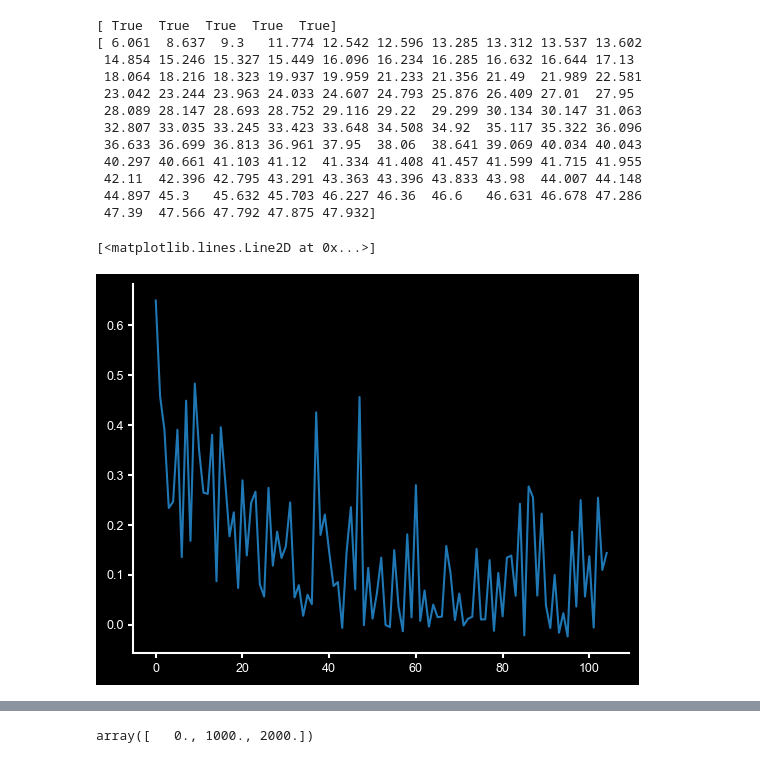
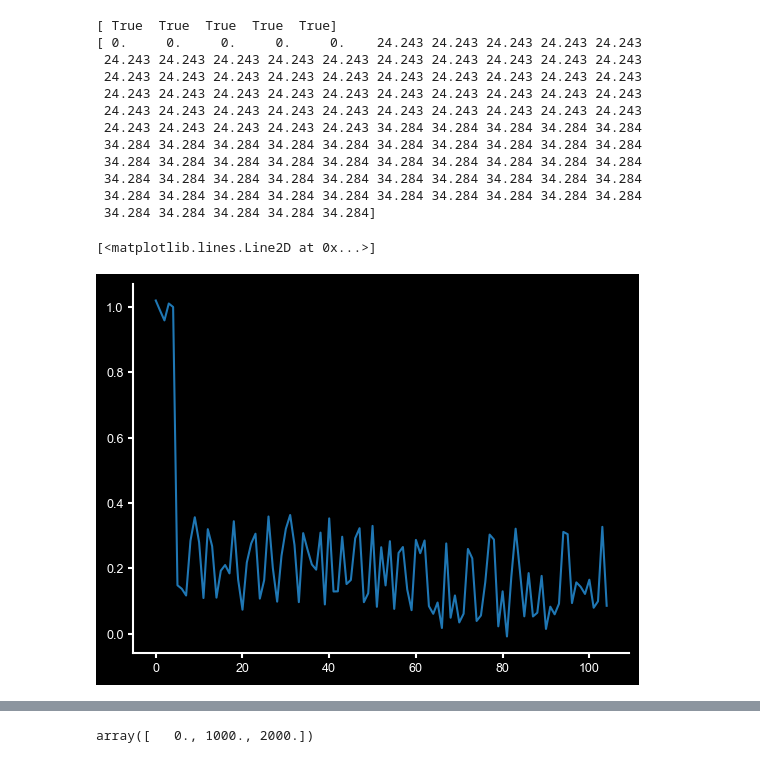
Before and after one commit to mackelab/dmri, a Jupyter notebook: notebooks/eval_parameter_inference.ipynb, the cells around one changed output, grey strips where cells are left out. Saved outputs shown, nothing was run; the diff lists cells and outputs as text; code cells hidden in the pictures.

```diff
--- a/notebooks/eval_parameter_inference.ipynb
+++ b/notebooks/eval_parameter_inference.ipynb
@@ -30,7 +30,7 @@ WARNING:matplotlib:Duplicate key in file '../dmri/utils/pyloric_black.mplstyle',
 from dmri.train.utils import load_cfg, load_checkpoint
 
 #checkpoint, model, simulator = load_checkpoint("/home/macke/mgloeckler90/dmri/results/new_multishell_ball3stick_simformer6_v_pred")
-checkpoint, model, simulator = load_checkpoint("/home/macke/mgloeckler90/dmri/results/new_multishell_ball3stick_simformer6_v_pred")
+checkpoint, model, simulator = load_checkpoint("/home/macke/mgloeckler90/dmri/results/default_pp_global_ctx")
 graphdef, params, static, state = nnx.split(model, nnx.Param, nnx.Intermediate, ...)
 params = checkpoint["params_ema"]
 
@@ -46,22 +46,23 @@ p_mask,masks, theta, x_os, acq, _ = jax.vmap(simulator[0])(jax.random.split(jax.
 # %%
-idx = 30
+#idx = 37
+idx = 42
 print(masks[idx])
 print(acq.qvals[idx])
 plt.plot(x_os[idx])
 # %% [output]
 [ True  True  True  True  True]
-[ 6.061  8.637  9.3   11.774 12.542 12.596 13.285 13.312 13.537 13.602
- 14.854 15.246 15.327 15.449 16.096 16.234 16.285 16.632 16.644 17.13
- 18.064 18.216 18.323 19.937 19.959 21.233 21.356 21.49  21.989 22.581
- 23.042 23.244 23.963 24.033 24.607 24.793 25.876 26.409 27.01  27.95
- 28.089 28.147 28.693 28.752 29.116 29.22  29.299 30.134 30.147 31.063
- 32.807 33.035 33.245 33.423 33.648 34.508 34.92  35.117 35.322 36.096
- 36.633 36.699 36.813 36.961 37.95  38.06  38.641 39.069 40.034 40.043
- 40.297 40.661 41.103 41.12  41.334 41.408 41.457 41.599 41.715 41.955
- 42.11  42.396 42.795 43.291 43.363 43.396 43.833 43.98  44.007 44.148
- 44.897 45.3   45.632 45.703 46.227 46.36  46.6   46.631 46.678 47.286
- 47.39  47.566 47.792 47.875 47.932]
+[ 0.     0.     0.     0.     0.    24.243 24.243 24.243 24.243 24.243
+ 24.243 24.243 24.243 24.243 24.243 24.243 24.243 24.243 24.243 24.243
+ 24.243 24.243 24.243 24.243 24.243 24.243 24.243 24.243 24.243 24.243
+ 24.243 24.243 24.243 24.243 24.243 24.243 24.243 24.243 24.243 24.243
+ 24.243 24.243 24.243 24.243 24.243 24.243 24.243 24.243 24.243 24.243
+ 24.243 24.243 24.243 24.243 24.243 34.284 34.284 34.284 34.284 34.284
+ 34.284 34.284 34.284 34.284 34.284 34.284 34.284 34.284 34.284 34.284
+ 34.284 34.284 34.284 34.284 34.284 34.284 34.284 34.284 34.284 34.284
+ 34.284 34.284 34.284 34.284 34.284 34.284 34.284 34.284 34.284 34.284
+ 34.284 34.284 34.284 34.284 34.284 34.284 34.284 34.284 34.284 34.284
+ 34.284 34.284 34.284 34.284 34.284]
 [<matplotlib.lines.Line2D at 0x...>]
-[figure, old version]
+[figure, new version]
 # %%
 from functools import partial
```
Also changed, not shown: parts of 26 cells of this notebook, 25 other files.
